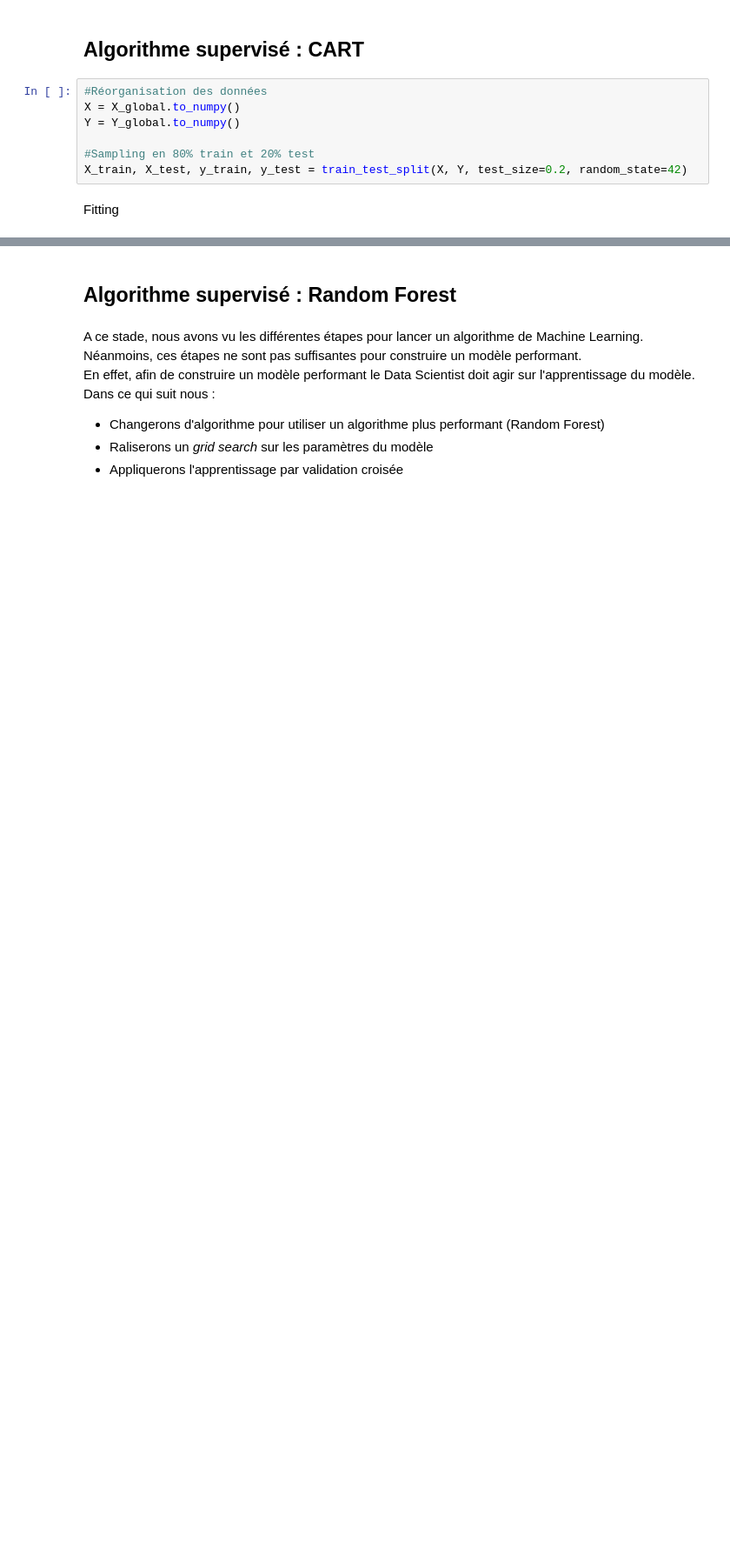
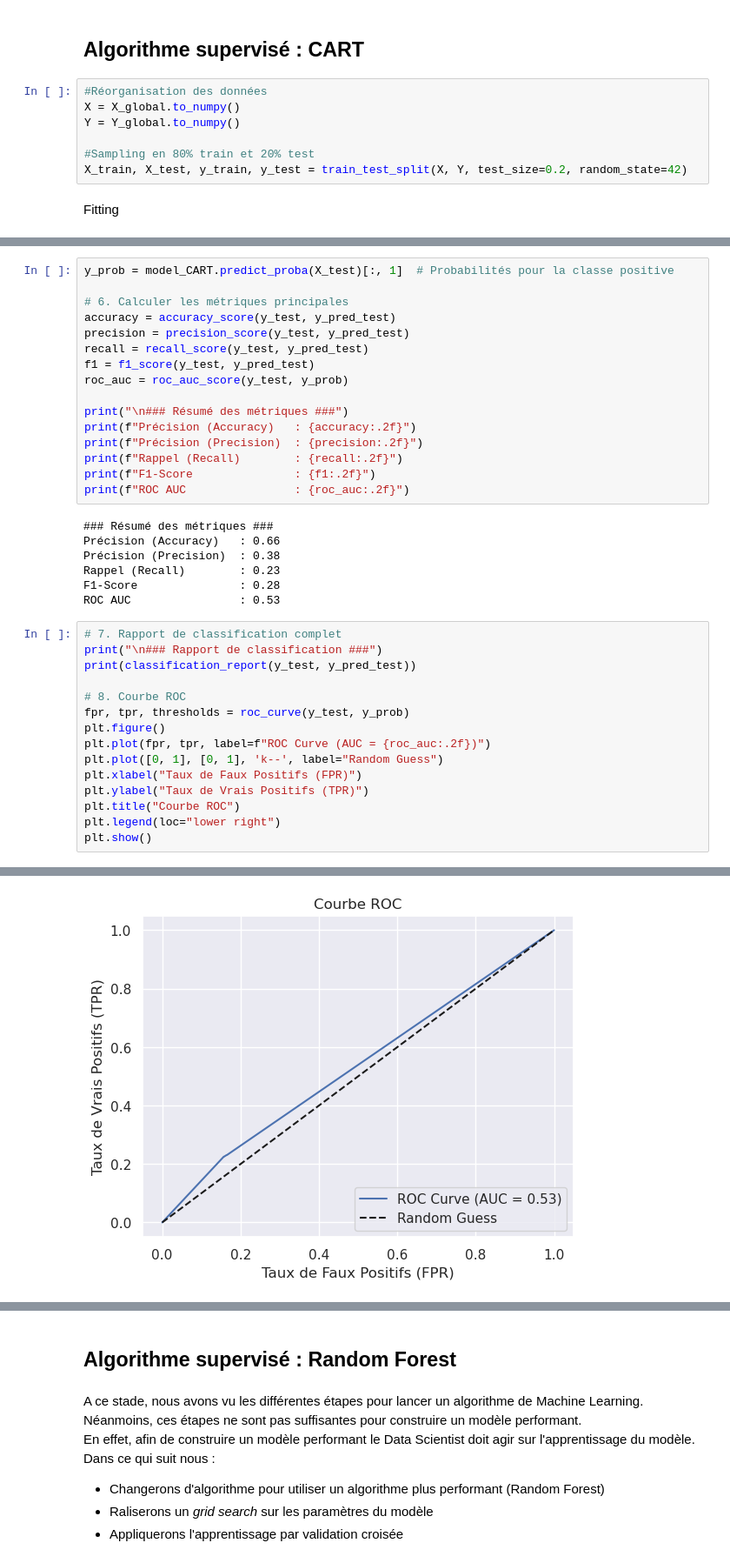
Before and after one commit to Ulrichnk/Projet_macahine_learning, a Jupyter notebook: projet.ipynb, the cells around one changed output, grey strips where cells are left out. Shown at 87% size. Cells and saved outputs as stored; diff of their text form; blank space fills up the shorter version.

```diff
--- a/projet.ipynb
+++ b/projet.ipynb
@@ -780,0 +869,39 @@ RMSE sur test: 0.39021446174812274
+# %%
+y_prob = model_CART.predict_proba(X_test)[:, 1]  # Probabilités pour la classe positive
+
+# 6. Calculer les métriques principales
+accuracy = accuracy_score(y_test, y_pred_test)
+precision = precision_score(y_test, y_pred_test)
+recall = recall_score(y_test, y_pred_test)
+f1 = f1_score(y_test, y_pred_test)
+roc_auc = roc_auc_score(y_test, y_prob)
+
+print("\n### Résumé des métriques ###")
+print(f"Précision (Accuracy)   : {accuracy:.2f}")
+print(f"Précision (Precision)  : {precision:.2f}")
+print(f"Rappel (Recall)        : {recall:.2f}")
+print(f"F1-Score               : {f1:.2f}")
+print(f"ROC AUC                : {roc_auc:.2f}")
+# %% [output]
+### Résumé des métriques ###
+Précision (Accuracy)   : 0.66
+Précision (Precision)  : 0.38
+Rappel (Recall)        : 0.23
+F1-Score               : 0.28
+ROC AUC                : 0.53
+# %%
+# 7. Rapport de classification complet
+print("\n### Rapport de classification ###")
+print(classification_report(y_test, y_pred_test))
+
+# 8. Courbe ROC
+fpr, tpr, thresholds = roc_curve(y_test, y_prob)
+plt.figure()
+plt.plot(fpr, tpr, label=f"ROC Curve (AUC = {roc_auc:.2f})")
+plt.plot([0, 1], [0, 1], 'k--', label="Random Guess")
+plt.xlabel("Taux de Faux Positifs (FPR)")
+plt.ylabel("Taux de Vrais Positifs (TPR)")
+plt.title("Courbe ROC")
+plt.legend(loc="lower right")
+plt.show()
+# %% [output]
@@ -780,0 +917 @@ RMSE sur test: 0.39021446174812274
+[figure, added]
```
Also changed, not shown: parts of 20 cells of this notebook.
